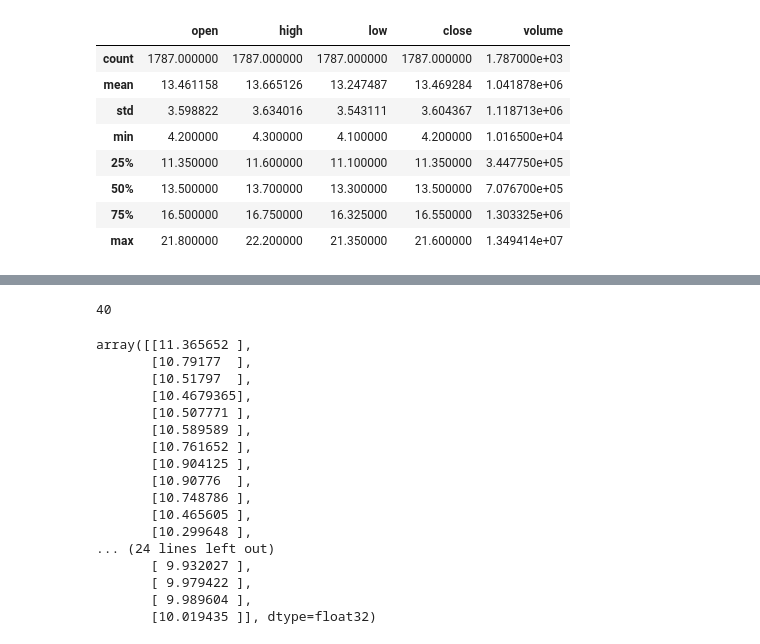
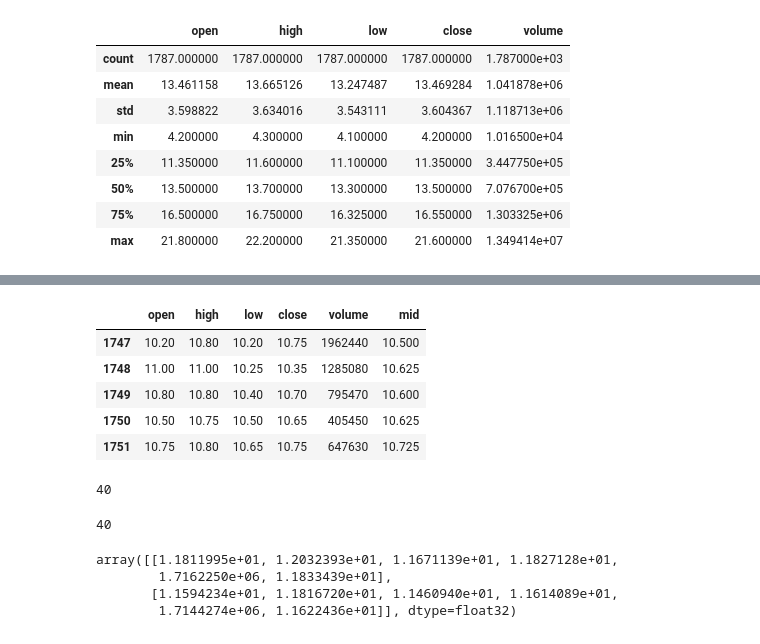
Before and after one commit to hieumdd/stock-n-shock, a Jupyter notebook: LTSM model.ipynb, the cells around one changed output, grey strips where cells are left out. Saved outputs shown, nothing was run; the diff lists cells and outputs as text; code cells hidden in the pictures.

```diff
--- a/LTSM model.ipynb
+++ b/LTSM model.ipynb
@@ -127,0 +129,9 @@ predicted_stock_price = sc.inverse_transform(predicted_stock_price)
+# %%
+test_set.head()
+# %% [output]
+|  | open | high | low | close | volume | mid |
+| 1747 | 10.20 | 10.80 | 10.20 | 10.75 | 1962440 | 10.500 |
+| 1748 | 11.00 | 11.00 | 10.25 | 10.35 | 1285080 | 10.625 |
+| 1749 | 10.80 | 10.80 | 10.40 | 10.70 | 795470 | 10.600 |
+| 1750 | 10.50 | 10.75 | 10.50 | 10.65 | 405450 | 10.625 |
+| 1751 | 10.75 | 10.80 | 10.65 | 10.75 | 647630 | 10.725 |
@@ -128 +163,5 @@ predicted_stock_price = sc.inverse_transform(predicted_stock_price)
+# %%
+len(real[:,0])
+# %% [output]
+40
 # %%
@@ -130,22 +169,9 @@ len(test_set)
 # %% [output]
 40
 # %%
-predicted_stock_price
+predicted_stock_price[:2]
 # %% [output]
-array([[11.365652 ],
-       [10.79177  ],
-       [10.51797  ],
-       [10.4679365],
-       [10.507771 ],
-       [10.589589 ],
-       [10.761652 ],
-       [10.904125 ],
-       [10.90776  ],
-       [10.748786 ],
-       [10.465605 ],
-       [10.299648 ],
-... (24 lines left out)
-       [ 9.932027 ],
-       [ 9.979422 ],
-       [ 9.989604 ],
-       [10.019435 ]], dtype=float32)
+array([[1.1811995e+01, 1.2032393e+01, 1.1671139e+01, 1.1827128e+01,
+        1.7162250e+06, 1.1833439e+01],
+       [1.1594234e+01, 1.1816720e+01, 1.1460940e+01, 1.1614089e+01,
+        1.7144274e+06, 1.1622436e+01]], dtype=float32)
```
Also changed, not shown: parts of 17 cells of this notebook.
